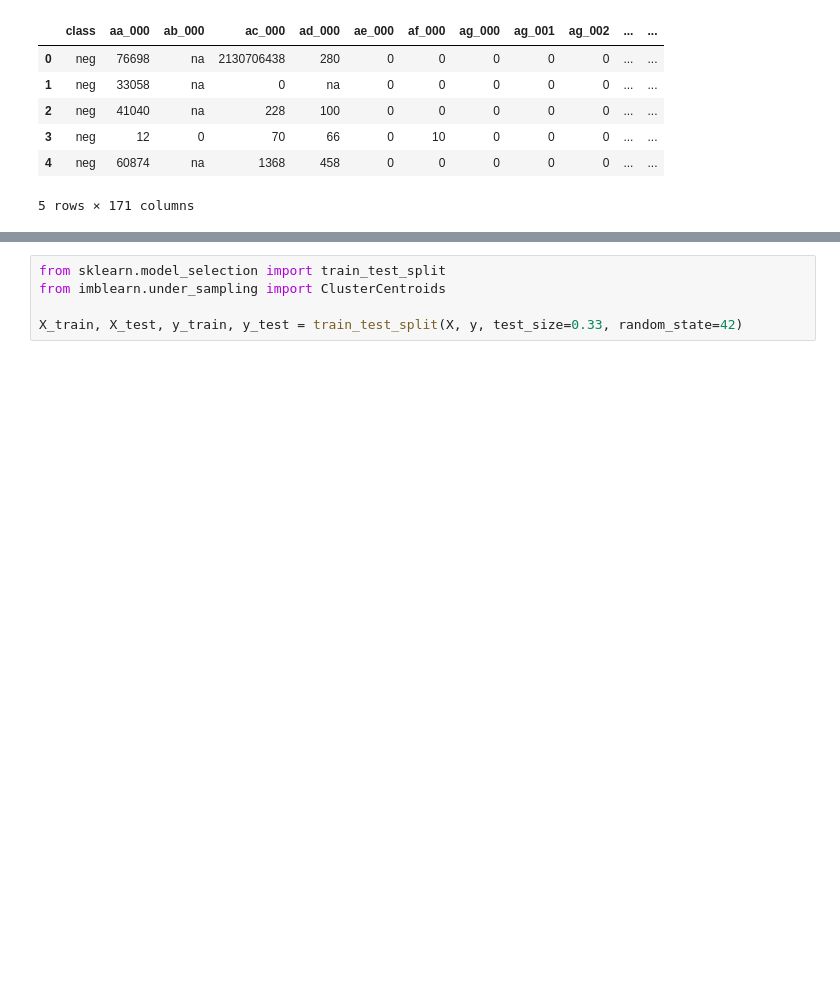
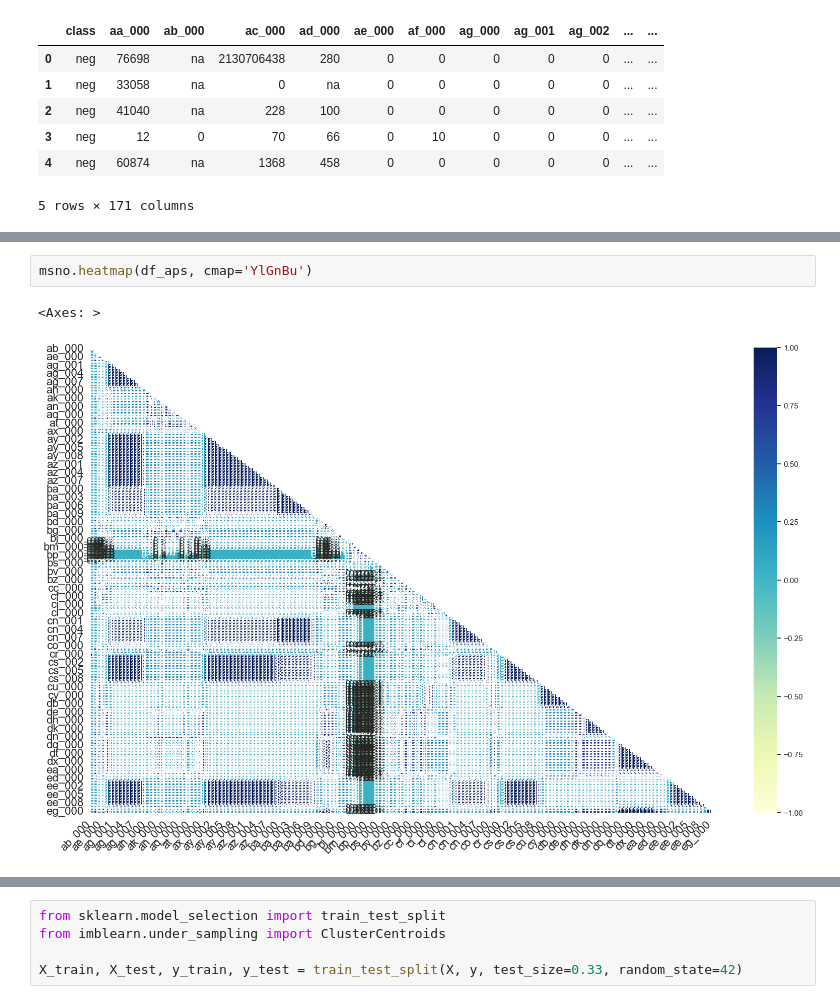
Before and after one commit to SamuelhBueno/DP_CA, a Jupyter notebook: DP_CA.ipynb, the cells around one changed output, grey strips where cells are left out. Drawn from its saved outputs; the diff is of its cells as text; blank space fills up the shorter version.

```diff
--- a/DP_CA.ipynb
+++ b/DP_CA.ipynb
@@ -202 +176,6 @@ Length: 171, dtype: int64
+# %%
+msno.heatmap(df_aps, cmap='YlGnBu')
+# %% [output]
+<Axes: >
+[figure, added]
 # %%
```
Also changed, not shown: parts of 44 cells of this notebook, 1 other file.
